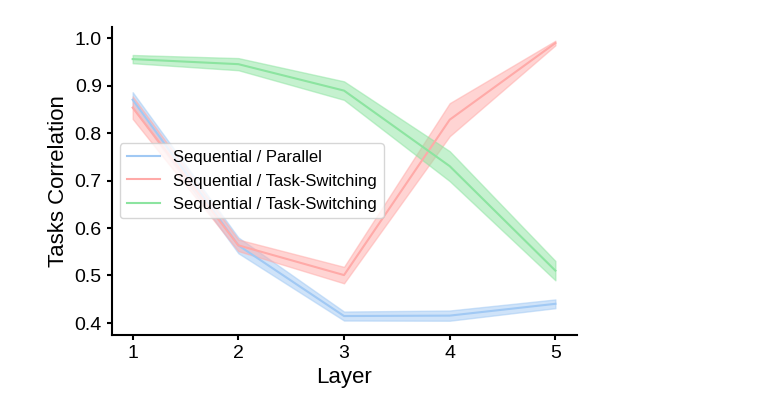
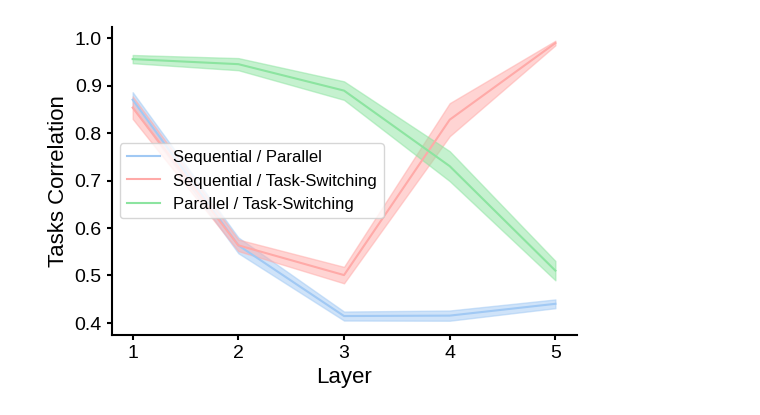
Before and after one commit to LofNaDI/neural-representations-multitasking, a Jupyter notebook: figures/figureS09/figureS09b_rsa_models.ipynb, the cells around one changed output. Drawn from its saved outputs; the diff is of its cells as text; code cells hidden in the pictures.

```diff
--- a/figures/figureS09/figureS09b_rsa_models.ipynb
+++ b/figures/figureS09/figureS09b_rsa_models.ipynb
@@ -57,32 +57,32 @@ fig = plt.figure(figsize=(6, 4))
 plt.plot(layers, mean_rsa_individual_parallel, color=palette[0])
 plt.plot(layers, mean_rsa_individual_task_switching, color=palette[1])
 plt.plot(layers, mean_rsa_parallel_task_switching, color=palette[2])
 
 plt.fill_between(layers,
                  mean_rsa_individual_parallel-std_rsa_individual_parallel,
                  mean_rsa_individual_parallel+std_rsa_individual_parallel,
                  alpha=0.5,
                  color=palette[0])
 
 plt.fill_between(layers,
                  mean_rsa_individual_task_switching-std_rsa_individual_task_switching,
                  mean_rsa_individual_task_switching+std_rsa_individual_task_switching,
                  alpha=0.5,
                  color=palette[1])
 
 
 plt.fill_between(layers,
                  mean_rsa_parallel_task_switching-std_rsa_parallel_task_switching,
                  mean_rsa_parallel_task_switching+std_rsa_parallel_task_switching,
                  alpha=0.5,
                  color=palette[2])
 
 plt.xlabel('Layer')
 plt.xticks(range(1, num_layers+1))
-plt.legend(['Sequential / Parallel', 'Sequential / Task-Switching', 'Sequential / Task-Switching'], prop={'size':12})
+plt.legend(['Sequential / Parallel', 'Sequential / Task-Switching', 'Parallel / Task-Switching'], prop={'size':12})
 plt.ylabel('Tasks Correlation')
 
 fig.savefig(path_figure)
 plt.show()
 # %% [output]
-[figure, old version]
+[figure, new version]
```
Also changed, not shown: 7 other files.
